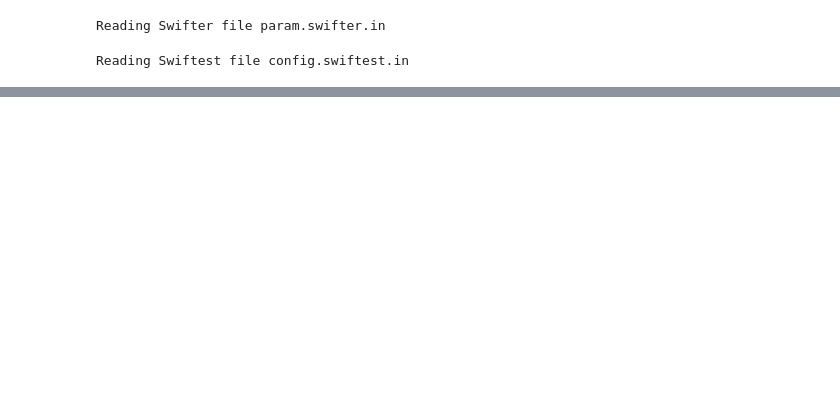
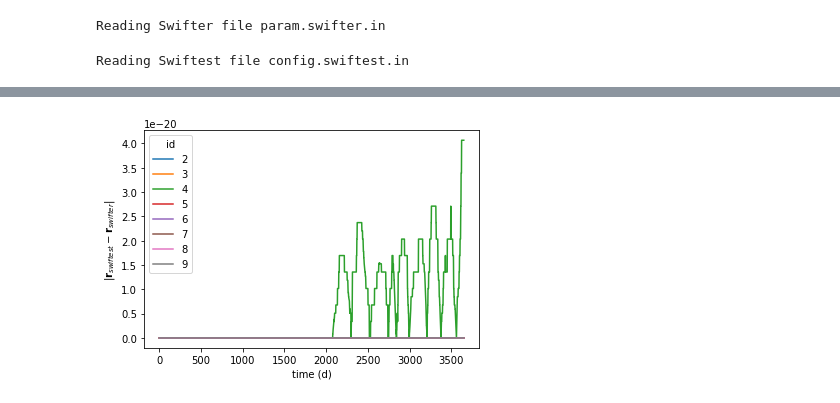
Before and after one commit to MintonGroup/swiftest, a Jupyter notebook: examples/rmvs_swifter_comparison/mars_ejecta/swiftest_rmvs_vs_swifter_rmvs.ipynb, the cells around one changed output, grey strips where cells are left out. Drawn from its saved outputs; the diff is of its cells as text; code cells hidden in the pictures; blank space fills up the shorter version.

```diff
--- a/examples/rmvs_swifter_comparison/mars_ejecta/swiftest_rmvs_vs_swifter_rmvs.ipynb
+++ b/examples/rmvs_swifter_comparison/mars_ejecta/swiftest_rmvs_vs_swifter_rmvs.ipynb
@@ -39,0 +43,2 @@ swiftdiff = swiftdiff.rename({'time' : 'time (y)'})
+# %%
+plidx = swiftdiff.id.values[swiftdiff.id.values < 10]
@@ -39,0 +48,9 @@ swiftdiff = swiftdiff.rename({'time' : 'time (y)'})
+# %%
+fig, ax = plt.subplots()
+swiftdiff['rmag'].sel(id=plidx).plot.line(ax=ax, x="time (d)")
+ax.set_ylabel("$|\mathbf{r}_{swiftest} - \mathbf{r}_{swifter}|$")
+#legend = ax.legend()
+#legend.remove()
+fig.savefig("rmvs_swifter_comparison-mars_ejecta-rmag.png", facecolor='white', transparent=False, dpi=300)
+# %% [output]
+[figure, added]
```
Also changed, not shown: parts of 9 cells of this notebook.
